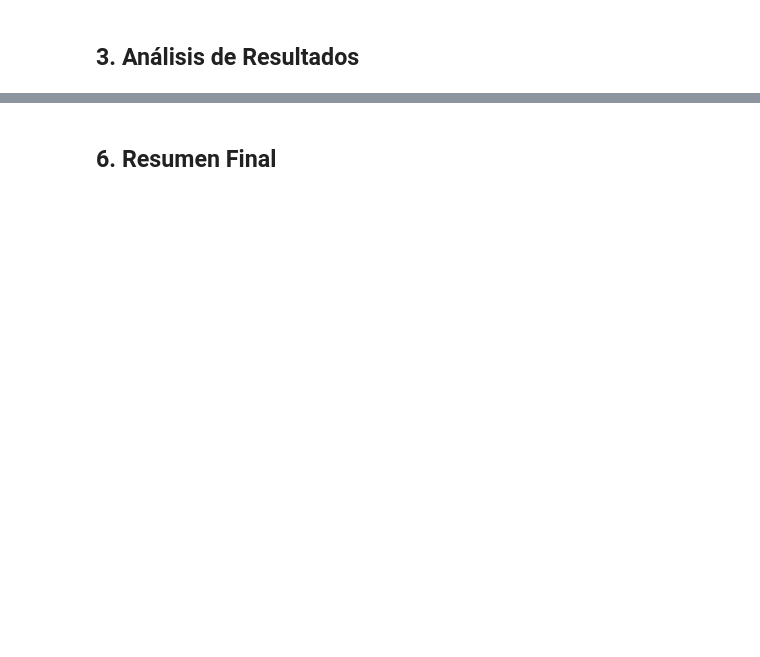
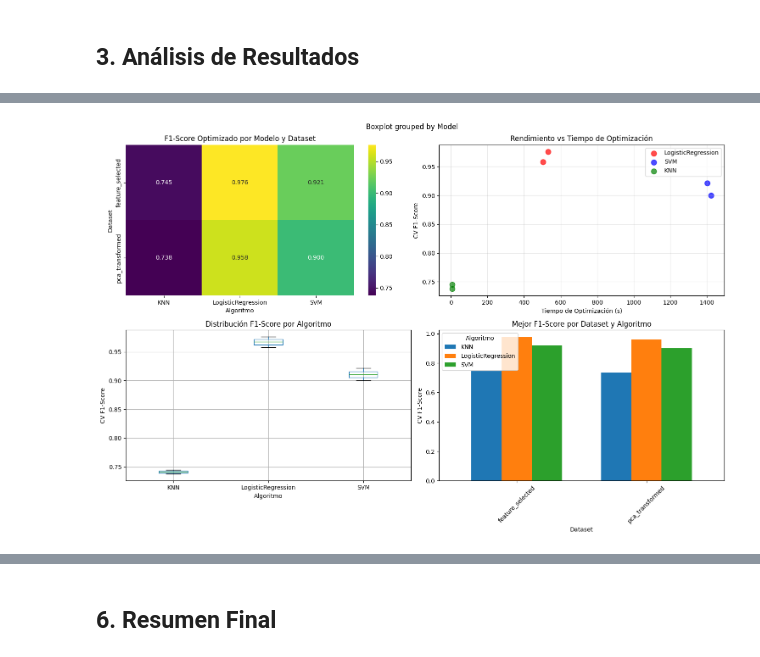
Before and after one commit to ML-2025-2-UTEC/P1-Classification, a Jupyter notebook: notebooks/03_modeling.ipynb, the cells around one changed output, grey strips where cells are left out. Saved outputs shown, nothing was run; the diff lists cells and outputs as text; code cells hidden in the pictures; blank space fills up the shorter version.

```diff
--- a/notebooks/03_modeling.ipynb
+++ b/notebooks/03_modeling.ipynb
@@ -347,42 +574,65 @@ print(dataset_summary)
 # %%
-# Crear visualizaciones comparativas
-fig, axes = plt.subplots(2, 2, figsize=(16, 12))
+# Visualizaciones de resultados optimizados
+fig, axes = plt.subplots(2, 2, figsize=(15, 10))
 
 # 1. F1-Score por modelo y dataset
-pivot_f1 = comparison_df.pivot_table(
-    values='CV_F1_Mean', index='Dataset', columns='Model', aggfunc='max'
+pivot_f1 = results_df.pivot_table(
+    values='CV_F1_Score', index='Dataset', columns='Model', aggfunc='max'
 )
 
 sns.heatmap(pivot_f1, annot=True, fmt='.3f', cmap='viridis', ax=axes[0,0])
-axes[0,0].set_title('F1-Score Máximo por Modelo y Dataset')
-axes[0,0].set_xlabel('Modelo')
+axes[0,0].set_title('F1-Score Optimizado por Modelo y Dataset')
+axes[0,0].set_xlabel('Algoritmo')
 axes[0,0].set_ylabel('Dataset')
 
-# 2. Accuracy vs F1-Score
-scatter = axes[0,1].scatter(comparison_df['CV_Accuracy_Mean'], comparison_df['CV_F1_Mean'],
-                           c=comparison_df['Training_Time'], cmap='plasma', alpha=0.7, s=60)
-axes[0,1].set_xlabel('CV Accuracy Mean')
-axes[0,1].set_ylabel('CV F1-Score Mean')
-axes[0,1].set_title('Accuracy vs F1-Score (Color: Tiempo de Entrenamiento)')
-plt.colorbar(scatter, ax=axes[0,1], label='Training Time (s)')
+# 2. F1-Score vs Tiempo de Optimización
+colors = {'LogisticRegression': 'red', 'SVM': 'blue', 'KNN': 'green'}
+for model in results_df['Model'].unique():
+    model_data = results_df[results_df['Model'] == model]
+    axes[0,1].scatter(model_data['Optimization_Time'], model_data['CV_F1_Score'],
+                     label=model, alpha=0.7, s=80, c=colors.get(model, 'gray'))
 
-# 3. Box plot por modelo
-comparison_df.boxplot(column='CV_F1_Mean', by='Model', ax=axes[1,0])
-axes[1,0].set_title('Distribución F1-Score por Modelo')
-axes[1,0].set_xlabel('Modelo')
-axes[1,0].set_ylabel('CV F1-Score Mean')
+axes[0,1].set_xlabel('Tiempo de Optimización (s)')
+axes[0,1].set_ylabel('CV F1-Score')
+axes[0,1].set_title('Rendimiento vs Tiempo de Optimización')
+axes[0,1].legend()
+axes[0,1].grid(True, alpha=0.3)
 
-# 4. Tiempo vs Rendimiento
-for model in comparison_df['Model'].unique():
-    model_data = comparison_df[comparison_df['Model'] == model]
-    axes[1,1].scatter(model_data['Training_Time'], model_data['CV_F1_Mean'],
-                     label=model, alpha=0.7, s=60)
+# 3. Comparación de algoritmos (box plot)
+results_df.boxplot(column='CV_F1_Score', by='Model', ax=axes[1,0])
+axes[1,0].set_title('Distribución F1-Score por Algoritmo')
+axes[1,0].set_xlabel('Algoritmo')
+axes[1,0].set_ylabel('CV F1-Score')
 
-axes[1,1].set_xlabel('Training Time (s)')
-axes[1,1].set_ylabel('CV F1-Score Mean')
-axes[1,1].set_title('Tiempo de Entrenamiento vs Rendimiento')
-axes[1,1].legend()
-axes[1,1].grid(True, alpha=0.3)
+# 4. Barras comparativas por dataset
+dataset_max_f1 = results_df.groupby(['Dataset', 'Model'])['CV_F1_Score'].max().unstack()
+dataset_max_f1.plot(kind='bar', ax=axes[1,1], width=0.7)
+axes[1,1].set_title('Mejor F1-Score por Dataset y Algoritmo')
+axes[1,1].set_xlabel('Dataset')
+axes[1,1].set_ylabel('CV F1-Score')
+axes[1,1].legend(title='Algoritmo')
+axes[1,1].tick_params(axis='x', rotation=45)
 
 plt.tight_layout()
 plt.show()
+
+# Mostrar mejores parámetros encontrados
+print("\nMEJORES PARÁMETROS POR ALGORITMO:")
+print("="*50)
+
+for model_type in results_df['Model'].unique():
+    model_best = results_df[results_df['Model'] == model_type].nlargest(1, 'CV_F1_Score').iloc[0]
+    print(f"\n{model_type}:")
+    print(f"  F1-Score: {model_best['CV_F1_Score']:.4f}")
+    print(f"  Dataset: {model_best['Dataset']}")
+
+    # Parsear parámetros desde string
+    import ast
+    try:
+        params_dict = ast.literal_eval(model_best['Best_Params'])
+        for param, value in params_dict.items():
+            print(f"  {param}: {value}")
+    except:
+        print(f"  Parámetros: {model_best['Best_Params']}")
+# %% [output]
+[figure, added]
```
Also changed, not shown: parts of 22 cells of this notebook, 3 other files.
